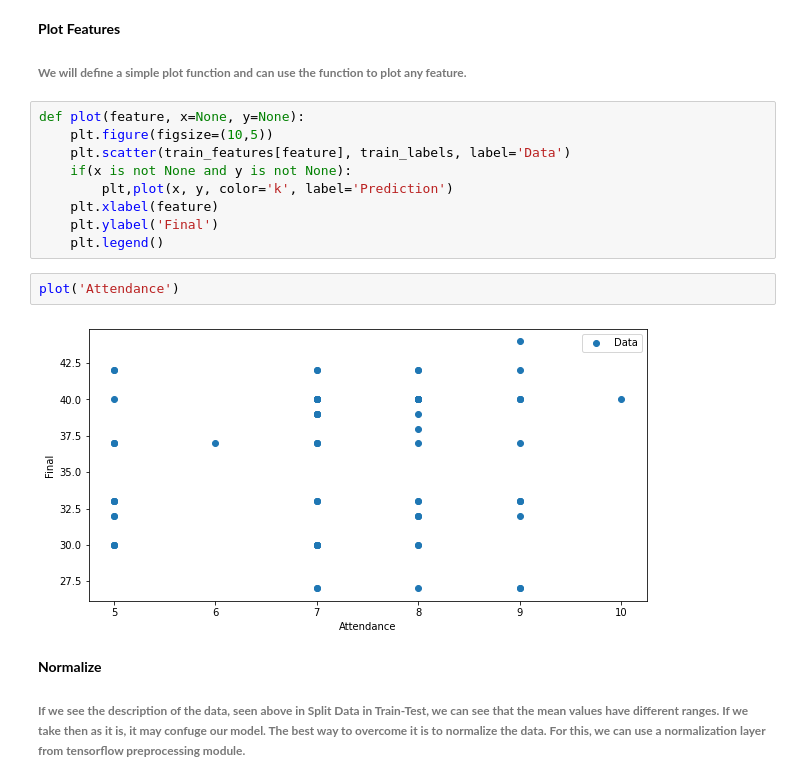
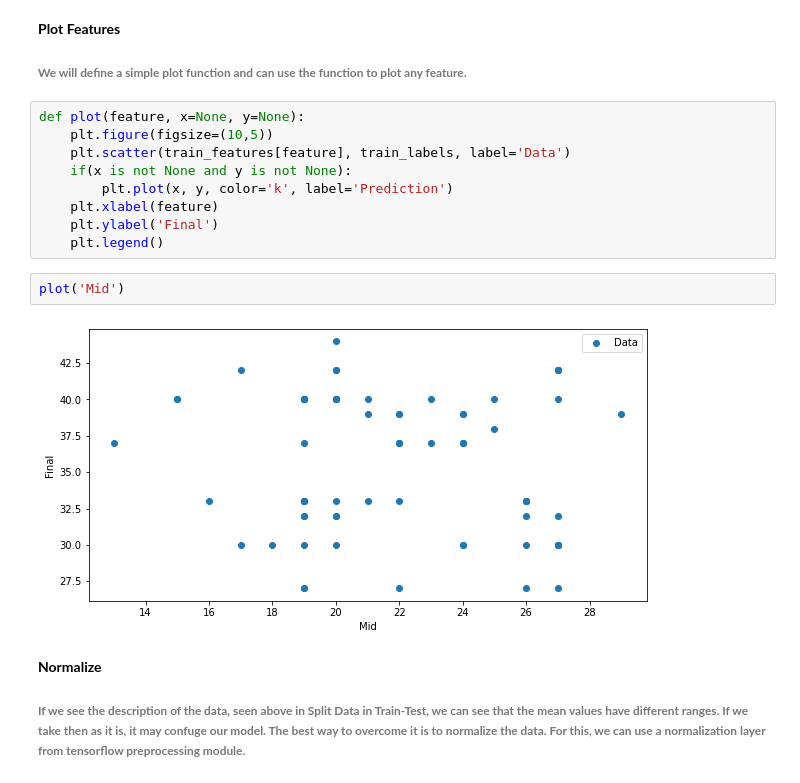
Before and after one commit to ABS-Sayem/machine_learning, a Jupyter notebook: tensorflow/04.linear_regression.ipynb, the cells around one changed output. Cells and saved outputs as stored; diff of their text form.

```diff
--- a/tensorflow/04.linear_regression.ipynb
+++ b/tensorflow/04.linear_regression.ipynb
@@ -123,14 +123,14 @@ def plot(feature, x=None, y=None):
     plt.figure(figsize=(10,5))
     plt.scatter(train_features[feature], train_labels, label='Data')
     if(x is not None and y is not None):
-        plt,plot(x, y, color='k', label='Prediction')
+        plt.plot(x, y, color='k', label='Prediction')
     plt.xlabel(feature)
     plt.ylabel('Final')
     plt.legend()
 # %%
-plot('Attendance')
+plot('Mid')
 # %% [output]
-[figure, old version]
+[figure, new version]
 # %% [markdown]
 **Normalize**
 ###### **If we see the description of the data, seen above in Split Data in Train-Test, we can see that the mean values have different ranges. If we take then as it is, it may confuge our model. The best way to overcome it is to normalize the data. For this, we can use a normalization layer from tensorflow preprocessing module.**
```
Also changed, not shown: parts of 13 cells of this notebook.
